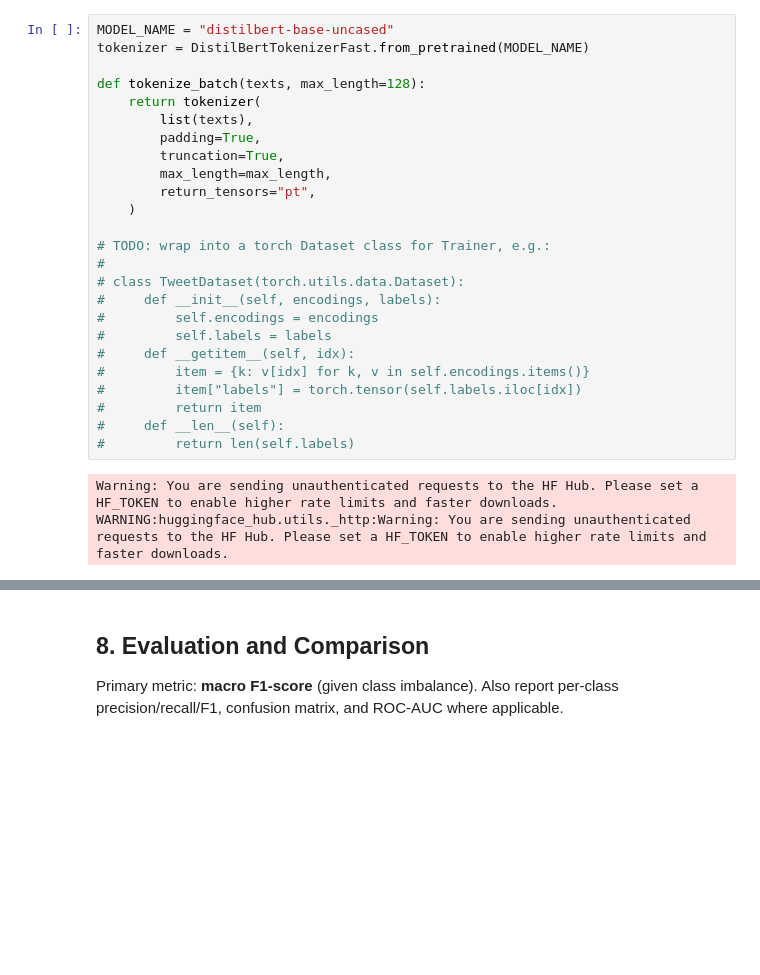
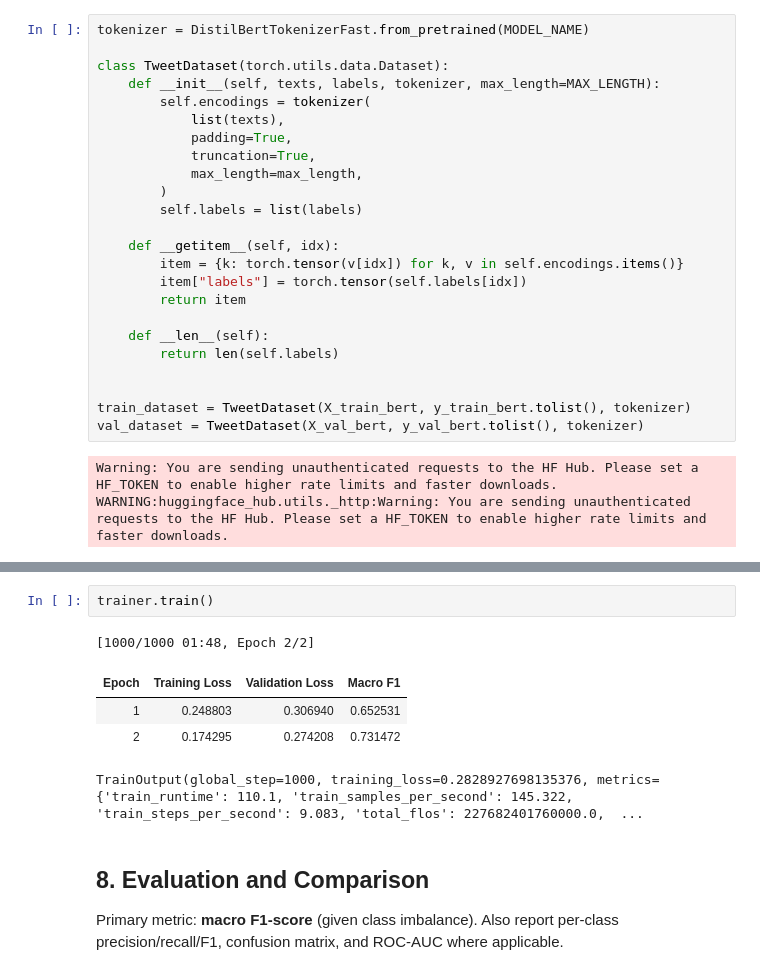
Before and after one commit to anaypess/IE7500--hate-speech-detection-nlp, a Jupyter notebook: notebooks/milestone2_hate_speech_detection.ipynb, the cells around one changed output, grey strips where cells are left out. Drawn from its saved outputs; the diff is of its cells as text; blank space fills up the shorter version.

```diff
--- a/notebooks/milestone2_hate_speech_detection.ipynb
+++ b/notebooks/milestone2_hate_speech_detection.ipynb
@@ -290,28 +344,27 @@ Macro F1 (validation): 0.7349005144486389
 # %%
-MODEL_NAME = "distilbert-base-uncased"
 tokenizer = DistilBertTokenizerFast.from_pretrained(MODEL_NAME)
 
-def tokenize_batch(texts, max_length=128):
-    return tokenizer(
-        list(texts),
-        padding=True,
-        truncation=True,
-        max_length=max_length,
-        return_tensors="pt",
-    )
+class TweetDataset(torch.utils.data.Dataset):
+    def __init__(self, texts, labels, tokenizer, max_length=MAX_LENGTH):
+        self.encodings = tokenizer(
+            list(texts),
+            padding=True,
+            truncation=True,
+            max_length=max_length,
+        )
+        self.labels = list(labels)
 
-# TODO: wrap into a torch Dataset class for Trainer, e.g.:
-#
-# class TweetDataset(torch.utils.data.Dataset):
-#     def __init__(self, encodings, labels):
-#         self.encodings = encodings
-#         self.labels = labels
-#     def __getitem__(self, idx):
-#         item = {k: v[idx] for k, v in self.encodings.items()}
-#         item["labels"] = torch.tensor(self.labels.iloc[idx])
-#         return item
-#     def __len__(self):
-#         return len(self.labels)
+    def __getitem__(self, idx):
+        item = {k: torch.tensor(v[idx]) for k, v in self.encodings.items()}
+        item["labels"] = torch.tensor(self.labels[idx])
+        return item
+
+    def __len__(self):
+        return len(self.labels)
+
+
+train_dataset = TweetDataset(X_train_bert, y_train_bert.tolist(), tokenizer)
+val_dataset = TweetDataset(X_val_bert, y_val_bert.tolist(), tokenizer)
 # %% [output]
 Warning: You are sending unauthenticated requests to the HF Hub. Please set a HF_TOKEN to enable higher rate limits and faster downloads.
 WARNING:huggingface_hub.utils._http:Warning: You are sending unauthenticated requests to the HF Hub. Please set a HF_TOKEN to enable higher rate limits and faster downloads.
@@ -345,3 +422,11 @@ WARNING:huggingface_hub.utils._http:Warning: You are sending unauthenticated req
+# %%
+trainer.train()
+# %% [output]
+[1000/1000 01:48, Epoch 2/2]
+| Epoch | Training Loss | Validation Loss | Macro F1 |
+| 1 | 0.248803 | 0.306940 | 0.652531 |
+| 2 | 0.174295 | 0.274208 | 0.731472 |
+TrainOutput(global_step=1000, training_loss=0.2828927698135376, metrics={'train_runtime': 110.1, 'train_samples_per_second': 145.322, 'train_steps_per_second': 9.083, 'total_flos': 227682401760000.0,  ...
 # %% [markdown]
 ## 8. Evaluation and Comparison
 
```
Also changed, not shown: parts of 11 cells of this notebook.
